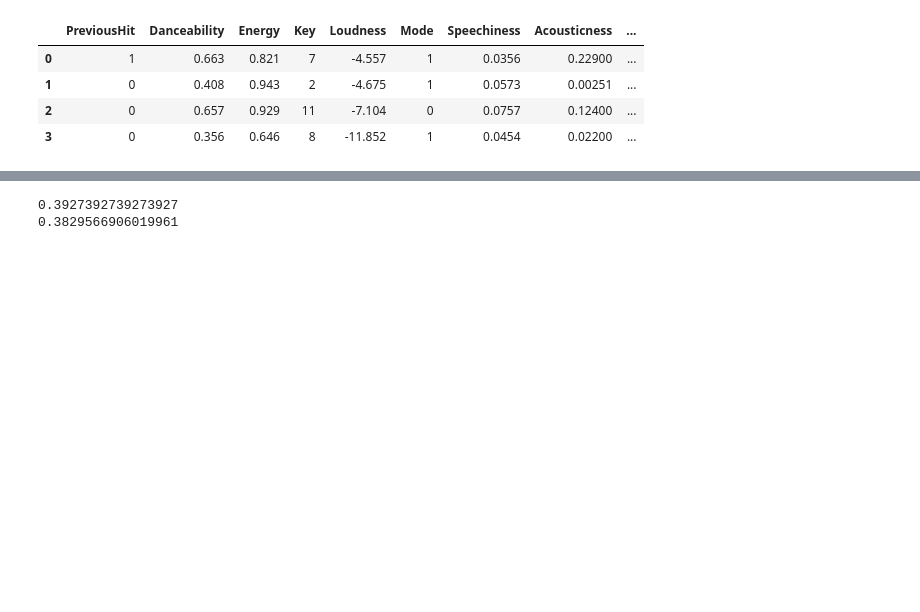
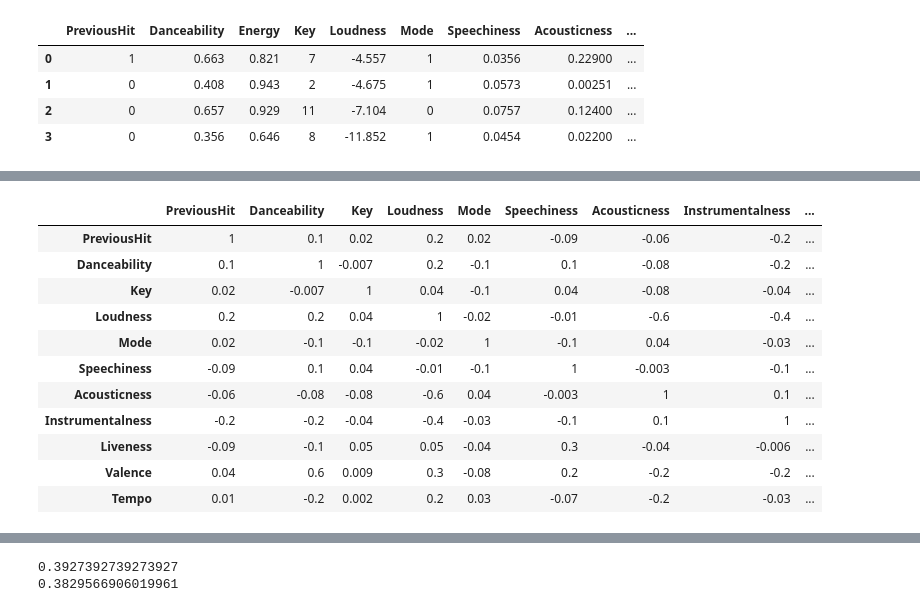
Before and after one commit to pruthvipatel/midterm_project_CS6301.010, a Jupyter notebook: mid_term_project/mid_term_project.ipynb, the cells around one changed output, grey strips where cells are left out. Cells and saved outputs as stored; diff of their text form; code cells hidden in the pictures; blank space fills up the shorter version.

```diff
--- a/mid_term_project/mid_term_project.ipynb
+++ b/mid_term_project/mid_term_project.ipynb
@@ -59,3 +70,19 @@ train_x[0:4]
+# %%
+corr = X_trn.corr()
+corr.style.background_gradient(cmap='coolwarm').set_precision(1)
+# %% [output]
+|  | PreviousHit | Danceability | Key | Loudness | Mode | Speechiness | Acousticness | Instrumentalness | ... |
+| PreviousHit | 1 | 0.1 | 0.02 | 0.2 | 0.02 | -0.09 | -0.06 | -0.2 | ... |
+| Danceability | 0.1 | 1 | -0.007 | 0.2 | -0.1 | 0.1 | -0.08 | -0.2 | ... |
+| Key | 0.02 | -0.007 | 1 | 0.04 | -0.1 | 0.04 | -0.08 | -0.04 | ... |
+| Loudness | 0.2 | 0.2 | 0.04 | 1 | -0.02 | -0.01 | -0.6 | -0.4 | ... |
+| Mode | 0.02 | -0.1 | -0.1 | -0.02 | 1 | -0.1 | 0.04 | -0.03 | ... |
+| Speechiness | -0.09 | 0.1 | 0.04 | -0.01 | -0.1 | 1 | -0.003 | -0.1 | ... |
+| Acousticness | -0.06 | -0.08 | -0.08 | -0.6 | 0.04 | -0.003 | 1 | 0.1 | ... |
+| Instrumentalness | -0.2 | -0.2 | -0.04 | -0.4 | -0.03 | -0.1 | 0.1 | 1 | ... |
+| Liveness | -0.09 | -0.1 | 0.05 | 0.05 | -0.04 | 0.3 | -0.04 | -0.006 | ... |
+| Valence | 0.04 | 0.6 | 0.009 | 0.3 | -0.08 | 0.2 | -0.2 | -0.2 | ... |
+| Tempo | 0.01 | -0.2 | 0.002 | 0.2 | 0.03 | -0.07 | -0.2 | -0.03 | ... |
 # %%
 #---------------------------------------------SVM-------------------------------------------------------------
 from sklearn.svm import SVC
```
Also changed, not shown: parts of 17 cells of this notebook.
